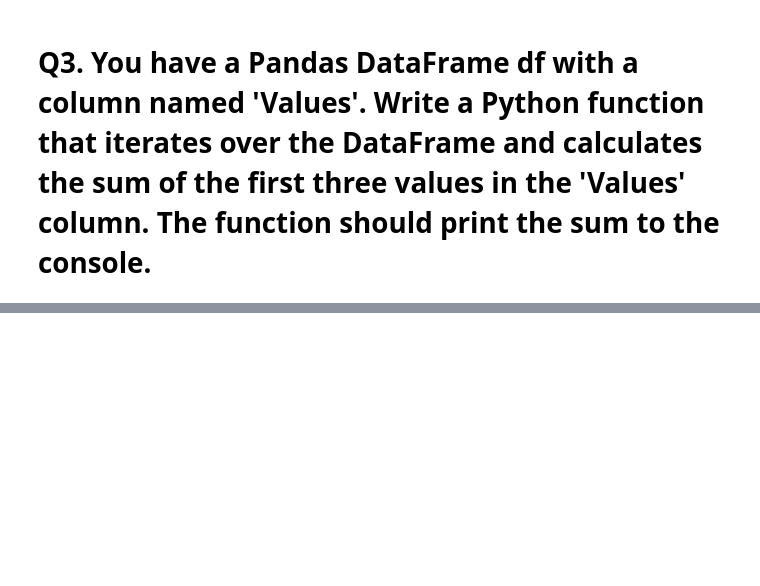
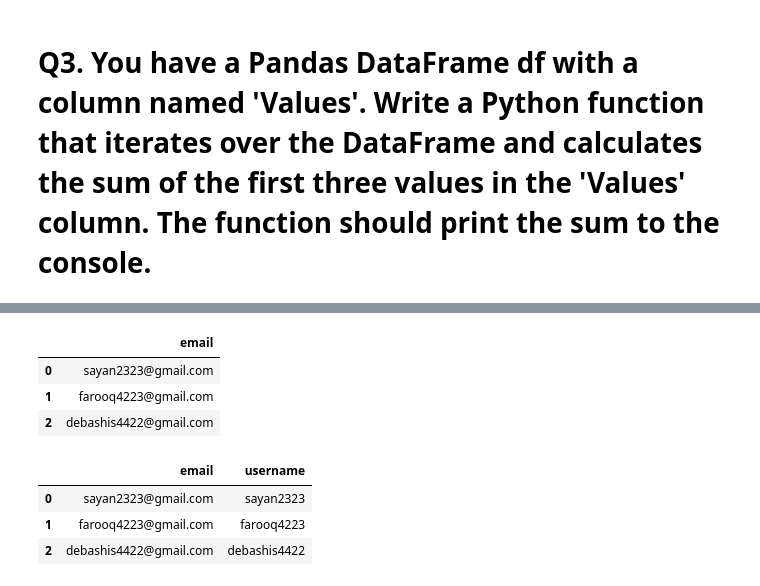
Before and after one commit to Arka1212/Data-Science-Assignments, a Jupyter notebook: Pandas_Advance_Assignment.ipynb, the cells around one changed output, grey strips where cells are left out. Cells and saved outputs as stored; diff of their text form; code cells hidden in the pictures; blank space fills up the shorter version.

```diff
--- a/Pandas_Advance_Assignment.ipynb
+++ b/Pandas_Advance_Assignment.ipynb
@@ -138,0 +233,21 @@ def first_three(c):
+# %%
+# Creating a data.
+e_dict = {'email': ['sayan2323@gmail.com',
+                    'farooq4223@gmail.com',
+                    'debashis4422@gmail.com']}
+
+e_df = pd.DataFrame(e_dict)
+e_df
+# %% [output]
+|  | email |
+| 0 | sayan2323@gmail.com |
+| 1 | farooq4223@gmail.com |
+| 2 | debashis4422@gmail.com |
+# %%
+e_df['username'] = e_df['email'].apply(lambda x : x.split('@')[0])
+e_df
+# %% [output]
+|  | email | username |
+| 0 | sayan2323@gmail.com | sayan2323 |
+| 1 | farooq4223@gmail.com | farooq4223 |
+| 2 | debashis4422@gmail.com | debashis4422 |
```
Also changed, not shown: parts of 13 cells of this notebook.
